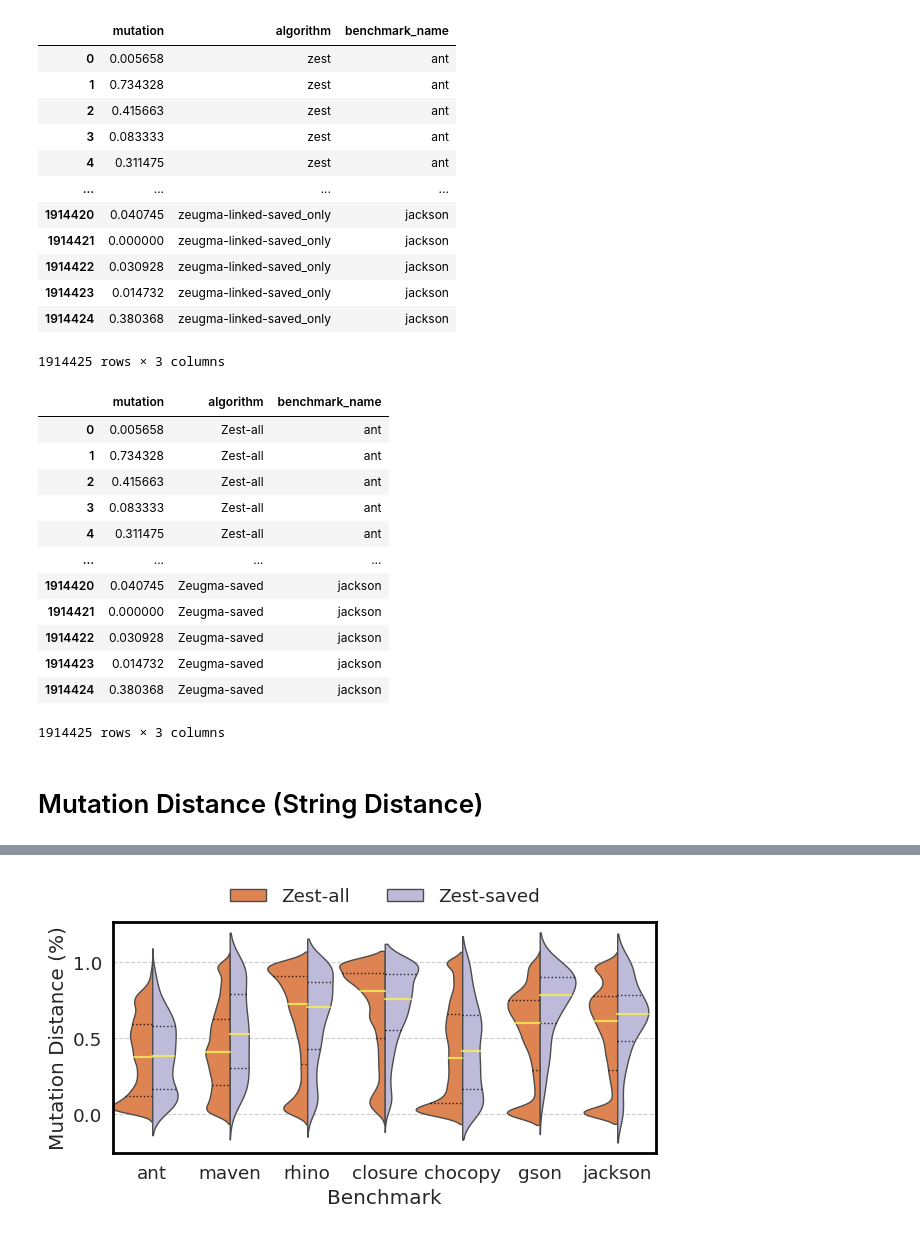
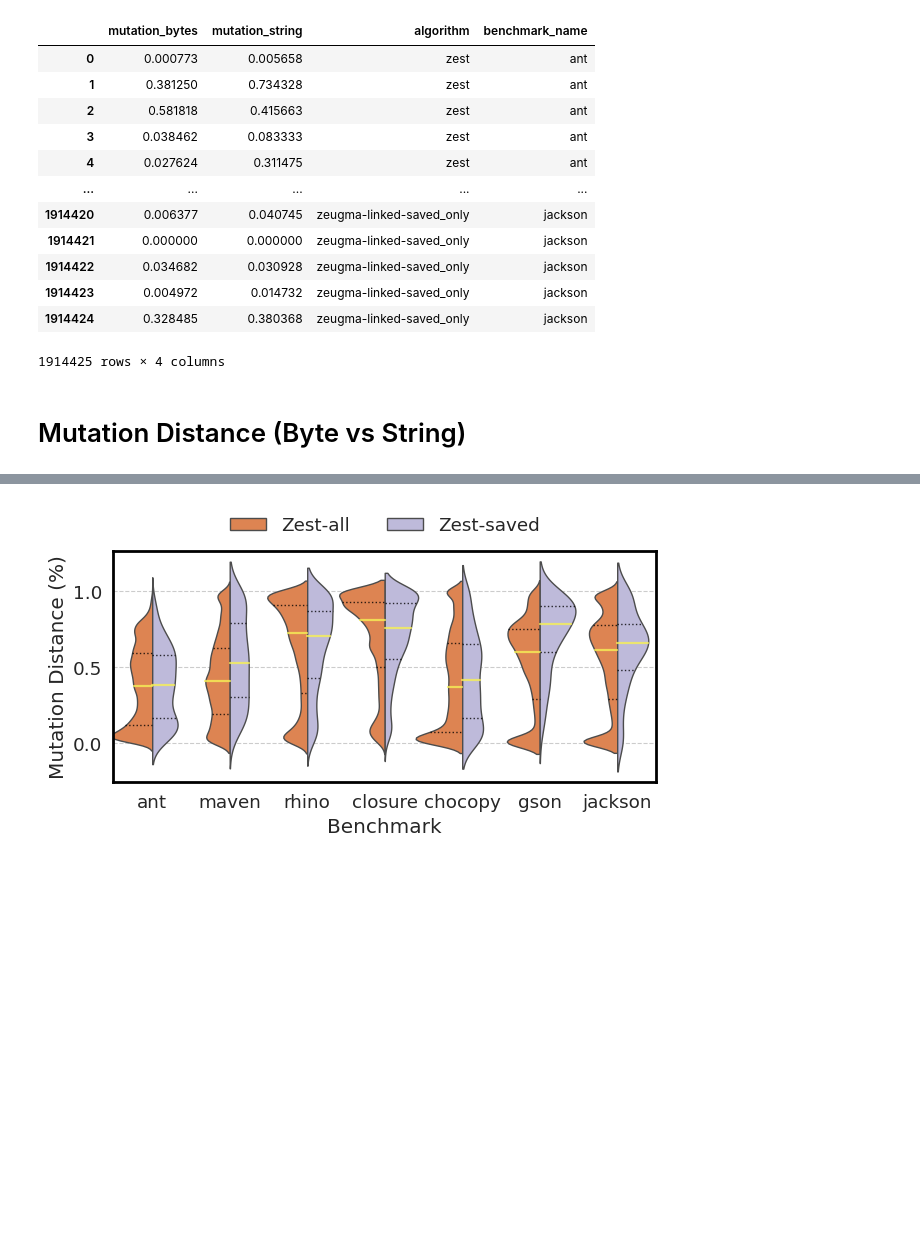
Before and after one commit to aoli-al/havoc-mutation-eval, a Jupyter notebook: scripts/data_exploration.ipynb, the cells around one changed output, grey strips where cells are left out. Drawn from its saved outputs; the diff is of its cells as text; code cells hidden in the pictures; blank space fills up the shorter version.

```diff
--- a/scripts/data_exploration.ipynb
+++ b/scripts/data_exploration.ipynb
@@ -118,46 +109,33 @@ creating dataframe...
 # %%
-mutation_df = pd.read_pickle("./mutation_string.pkl")
+mutation_df = pd.read_pickle("./mutations.pkl")
 display(mutation_df)
 new_label_names = {
     'zest': 'Zest-all',
     'zest-saved_only': 'Zest-saved',
     'ei': 'EI-all',
     'ei-saved_only': 'EI-saved',
     'zeugma-linked': 'Zeugma-all',
     'zeugma-linked-saved_only': 'Zeugma-saved',
     'bedivfuzz-structure': 'BeDivFuzz-all',
     'bedivfuzz-structure-saved_only': 'BeDivFuzz-saved',
     }
 mutation_df['algorithm'] = mutation_df['algorithm'].map(new_label_names)
 mutation_df = mutation_df.dropna()
 zest_df = mutation_df[mutation_df['algorithm'].str.contains('Zest')]
 # ei_df = mutation_df[~mutation_df.index.isin(zest_df.index)]
 all_input_df = mutation_df[mutation_df['algorithm'].str.contains('all')]
 # %% [output]
-|  | mutation | algorithm | benchmark_name |
-| 0 | 0.005658 | zest | ant |
-| 1 | 0.734328 | zest | ant |
-| 2 | 0.415663 | zest | ant |
-| 3 | 0.083333 | zest | ant |
-| 4 | 0.311475 | zest | ant |
-| ... | ... | ... | ... |
-| 1914420 | 0.040745 | zeugma-linked-saved_only | jackson |
-| 1914421 | 0.000000 | zeugma-linked-saved_only | jackson |
-| 1914422 | 0.030928 | zeugma-linked-saved_only | jackson |
-| 1914423 | 0.014732 | zeugma-linked-saved_only | jackson |
-| 1914424 | 0.380368 | zeugma-linked-saved_only | jackson |
+|  | mutation_bytes | mutation_string | algorithm | benchmark_name |
+| 0 | 0.000773 | 0.005658 | zest | ant |
+| 1 | 0.381250 | 0.734328 | zest | ant |
+| 2 | 0.581818 | 0.415663 | zest | ant |
+| 3 | 0.038462 | 0.083333 | zest | ant |
+| 4 | 0.027624 | 0.311475 | zest | ant |
+| ... | ... | ... | ... | ... |
+| 1914420 | 0.006377 | 0.040745 | zeugma-linked-saved_only | jackson |
+| 1914421 | 0.000000 | 0.000000 | zeugma-linked-saved_only | jackson |
+| 1914422 | 0.034682 | 0.030928 | zeugma-linked-saved_only | jackson |
+| 1914423 | 0.004972 | 0.014732 | zeugma-linked-saved_only | jackson |
+| 1914424 | 0.328485 | 0.380368 | zeugma-linked-saved_only | jackson |
-1914425 rows × 3 columns
+1914425 rows × 4 columns
-|  | mutation | algorithm | benchmark_name |
-| 0 | 0.005658 | Zest-all | ant |
-| 1 | 0.734328 | Zest-all | ant |
-| 2 | 0.415663 | Zest-all | ant |
-| 3 | 0.083333 | Zest-all | ant |
-| 4 | 0.311475 | Zest-all | ant |
-| ... | ... | ... | ... |
-| 1914420 | 0.040745 | Zeugma-saved | jackson |
-| 1914421 | 0.000000 | Zeugma-saved | jackson |
-| 1914422 | 0.030928 | Zeugma-saved | jackson |
-| 1914423 | 0.014732 | Zeugma-saved | jackson |
-| 1914424 | 0.380368 | Zeugma-saved | jackson |
-1914425 rows × 3 columns
 # %%
@@ -165,4 +143,4 @@ non_zero_mutation_df = mutation_df[mutation_df['mutation'] != 0]
 non_zero_zest_df = non_zero_mutation_df[mutation_df['algorithm'].str.contains('Zest')]
 non_zero_all_input_df = non_zero_mutation_df[mutation_df['algorithm'].str.contains('all')]
 # %% [markdown]
-# Mutation Distance (String Distance)
+# Mutation Distance (Byte vs String)
```
Also changed, not shown: parts of 11 cells of this notebook, 4 other files.
